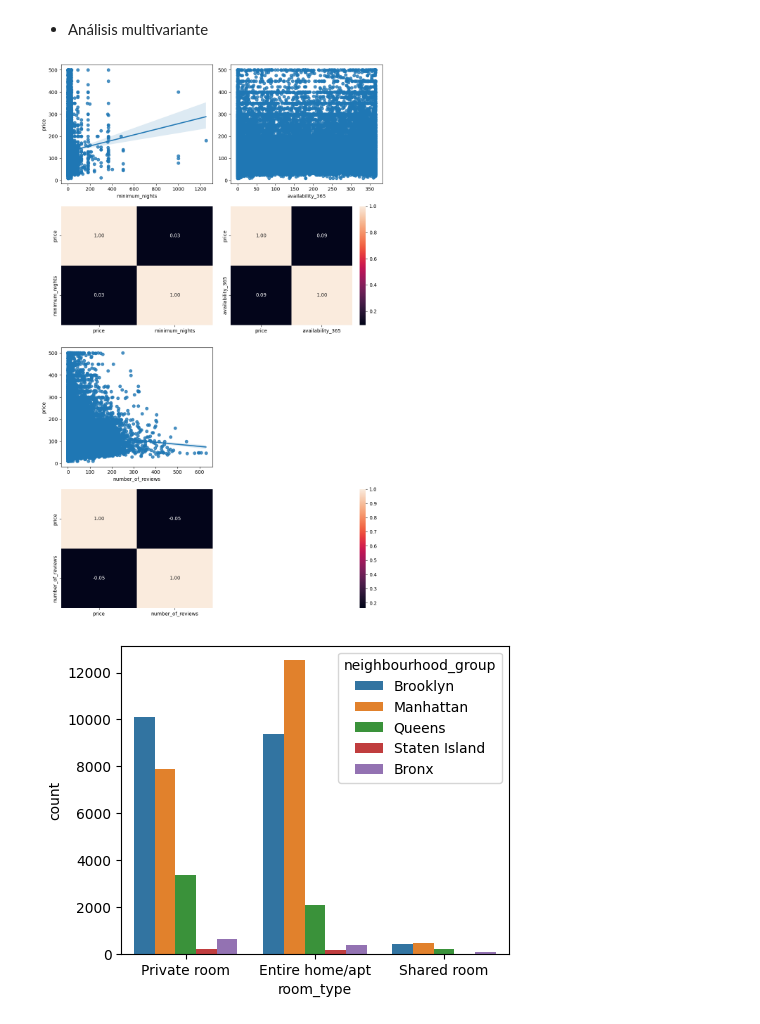
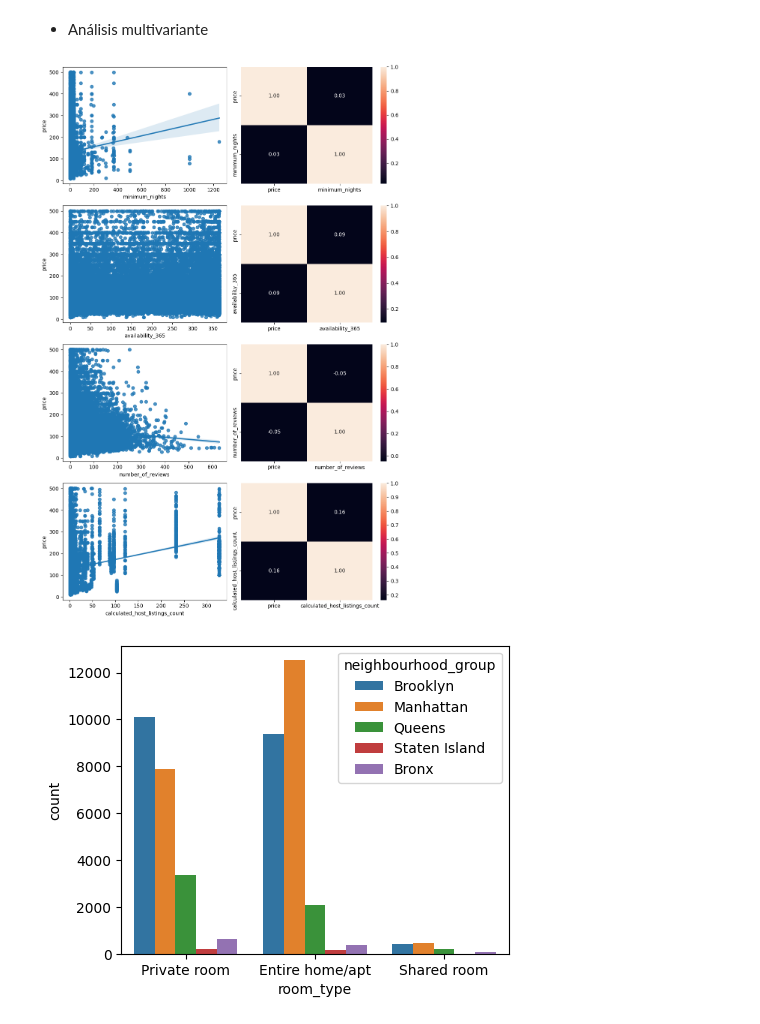
Before and after one commit to patriciamv97/machine-learning-python-template, a Jupyter notebook: src/eda.ipynb, the cells around one changed output. Cells and saved outputs as stored; diff of their text form; code cells hidden in the pictures.

```diff
--- a/src/eda.ipynb
+++ b/src/eda.ipynb
@@ -250,32 +252,28 @@ plt.show()
 # %%
 # Numerical - Numerical
 
-fig, axis = plt.subplots(4, 2, figsize = (10, 16))
+fig, axis = plt.subplots(4, 2, figsize=(10, 15))
 
 # Create Plates
-sns.regplot(ax = axis[0, 0], data = data, x = "minimum_nights", y = "price")
-sns.heatmap(data[["price", "minimum_nights"]].corr(), annot = True, fmt = ".2f", ax = axis[1, 0], cbar = False)
+sns.regplot(ax=axis[0, 0], data=data, x="minimum_nights", y="price")
+sns.heatmap(data[["price", "minimum_nights"]].corr(), annot=True, fmt=".2f", ax=axis[0, 1])
 
-sns.regplot(ax = axis[0, 1], data = data, x = "availability_365", y = "price").set(ylabel = None)
-sns.heatmap(data[["price", "availability_365"]].corr(), annot = True, fmt = ".2f", ax = axis[1, 1])
+sns.regplot(ax=axis[1, 0], data=data, x="availability_365", y="price")
+sns.heatmap(data[["price", "availability_365"]].corr(), annot=True, fmt=".2f", ax=axis[1, 1])
 
-sns.regplot(ax = axis[2, 0], data = data, x = "number_of_reviews", y = "price")
-sns.heatmap(data[["price", "number_of_reviews"]].corr(), annot = True, fmt = ".2f", ax = axis[3, 0], cbar = False)
+sns.regplot(ax=axis[2, 0], data=data, x="number_of_reviews", y="price")
+sns.heatmap(data[["price", "number_of_reviews"]].corr(), annot=True, fmt=".2f", ax=axis[2, 1])
 
-sns.regplot(ax = axis[2, 1], data = data, x = "calculated_host_listings_count", y = "price").set(ylabel = None)
-sns.heatmap(data[["price", "calculated_host_listings_count"]].corr(), annot = True, fmt = ".2f", ax = axis[3, 1]).set(ylabel = None)
+sns.regplot(ax=axis[3, 0], data=data, x="calculated_host_listings_count", y="price")
+sns.heatmap(data[["price", "calculated_host_listings_count"]].corr(), annot=True, fmt=".2f", ax=axis[3, 1])
 
-
-fig.delaxes(axis[2, 1])
-fig.delaxes(axis[3, 1])
-
-# Ajustar el layout
+# Adjust layout
 plt.tight_layout()
 
-# Mostrar el plot
+# Show the plot
 plt.show()
 # %% [output]
-[figure, old version]
+[figure, new version]
 # %%
 # Categorical-categorical analysis
 
```
Also changed, not shown: parts of 13 cells of this notebook.
